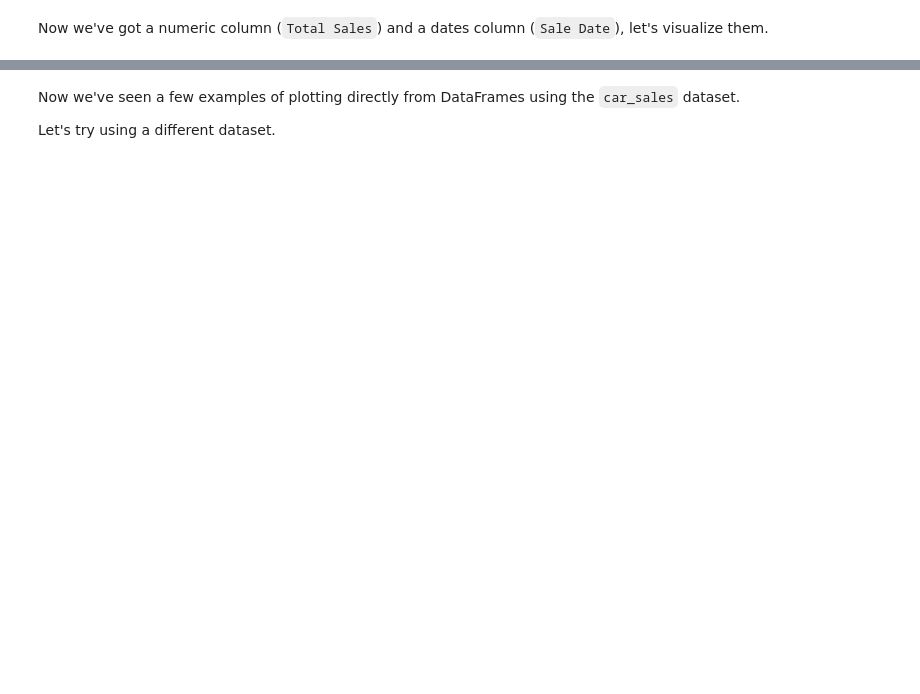
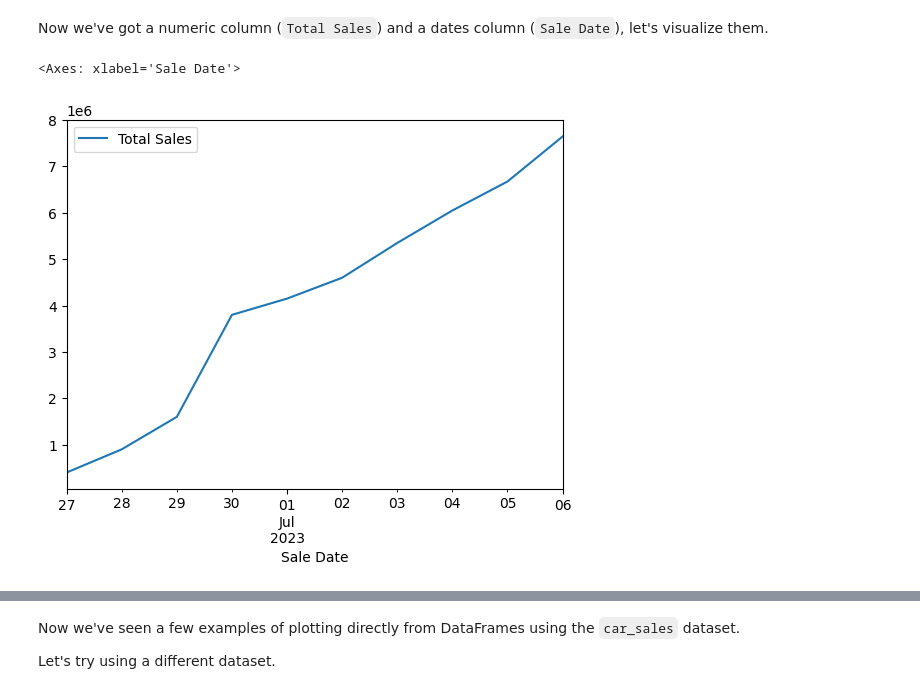
Before and after one commit to techLust/python_experiment, a Jupyter notebook: matplotlib-exercises.ipynb, the cells around one changed output, grey strips where cells are left out. Drawn from its saved outputs; the diff is of its cells as text; code cells hidden in the pictures; blank space fills up the shorter version.

```diff
--- a/matplotlib-exercises.ipynb
+++ b/matplotlib-exercises.ipynb
@@ -270,3 +296,5 @@ In the process of turning it to numeric data, let's create another column which
 Hint: To add a column up cumulatively, look up the cumsum() function. And to create a column of dates, look up the date_range() function.
 # %%
 # Remove the symbols, the final two numbers from the 'Price' column and convert it to numbers
+car_sales_data["Price"] = car_sales_data.Price.replace('\D', '', regex=True).astype(int)
+car_sales_data
@@ -273,7 +313,8 @@ Hint: To add a column up cumulatively, look up the cumsum() function. And to cre
 # %%
 # Add a column called 'Total Sales' to car_sales which cumulatively adds the 'Price' column
-
+car_sales_data["Total Sales"] = car_sales_data["Price"].astype(int).cumsum()
 
 # Add a column called 'Sale Date' which lists a series of successive dates starting from today (your today)
-
+car_sales_data["Sale Date"] = pd.date_range('27/06/2023', periods=len(car_sales_data))
 # View the car_sales DataFrame
+car_sales_data
@@ -281,5 +334,10 @@ Hint: To add a column up cumulatively, look up the cumsum() function. And to cre
 Now we've got a numeric column (`Total Sales`) and a dates column (`Sale Date`), let's visualize them.
 # %%
 # Use the plot() function to plot the 'Sale Date' column versus the 'Total Sales' column
+car_sales_data.plot(x="Sale Date", y="Total Sales")
+# plt.plot(car_sales_data["Sale Date"], car_sales_data["Total Sales"])
+# %% [output]
+<Axes: xlabel='Sale Date'>
+[figure, added]
 # %%
 # Convert the 'Price' column to the integers
```
Also changed, not shown: parts of 25 cells of this notebook, 3 other files.
